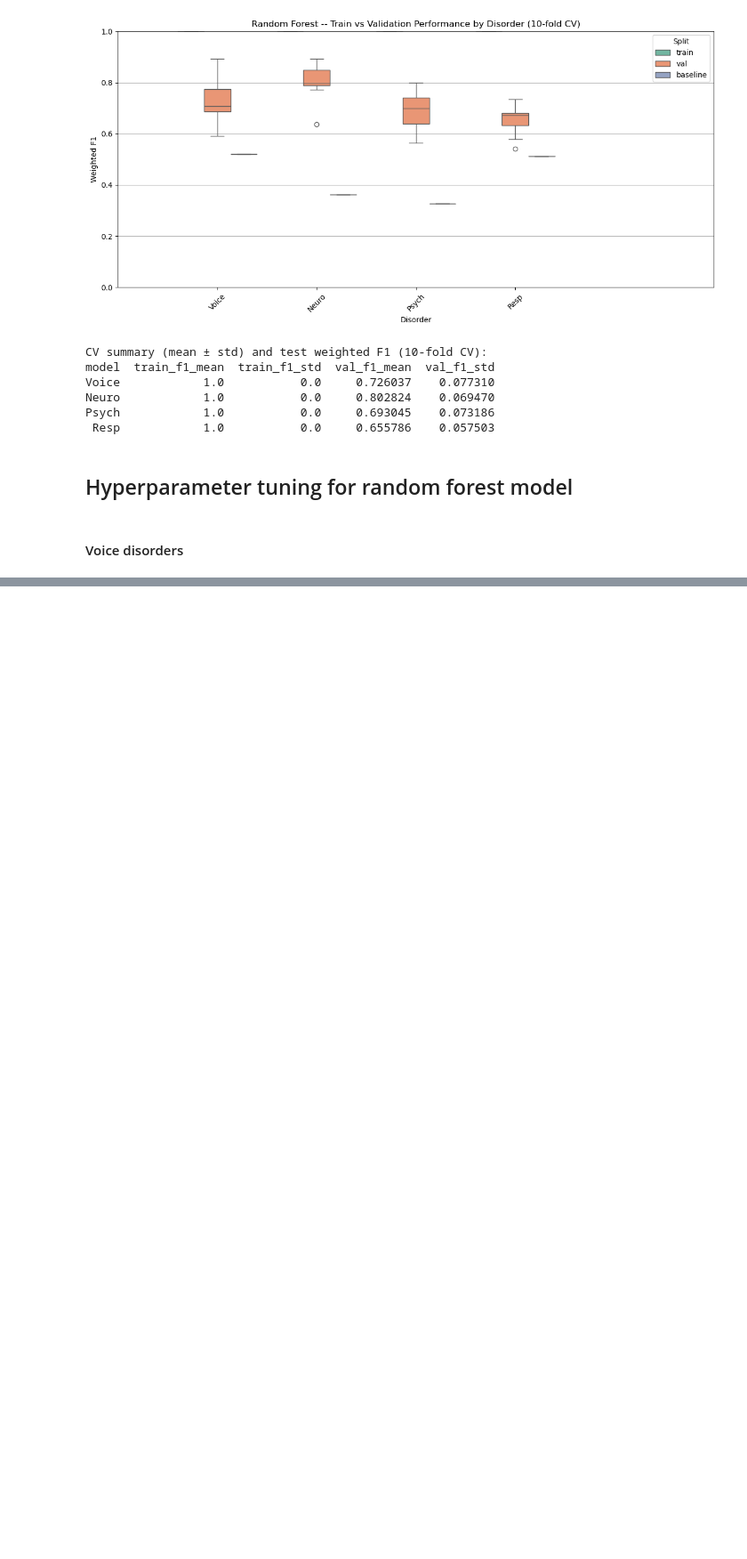
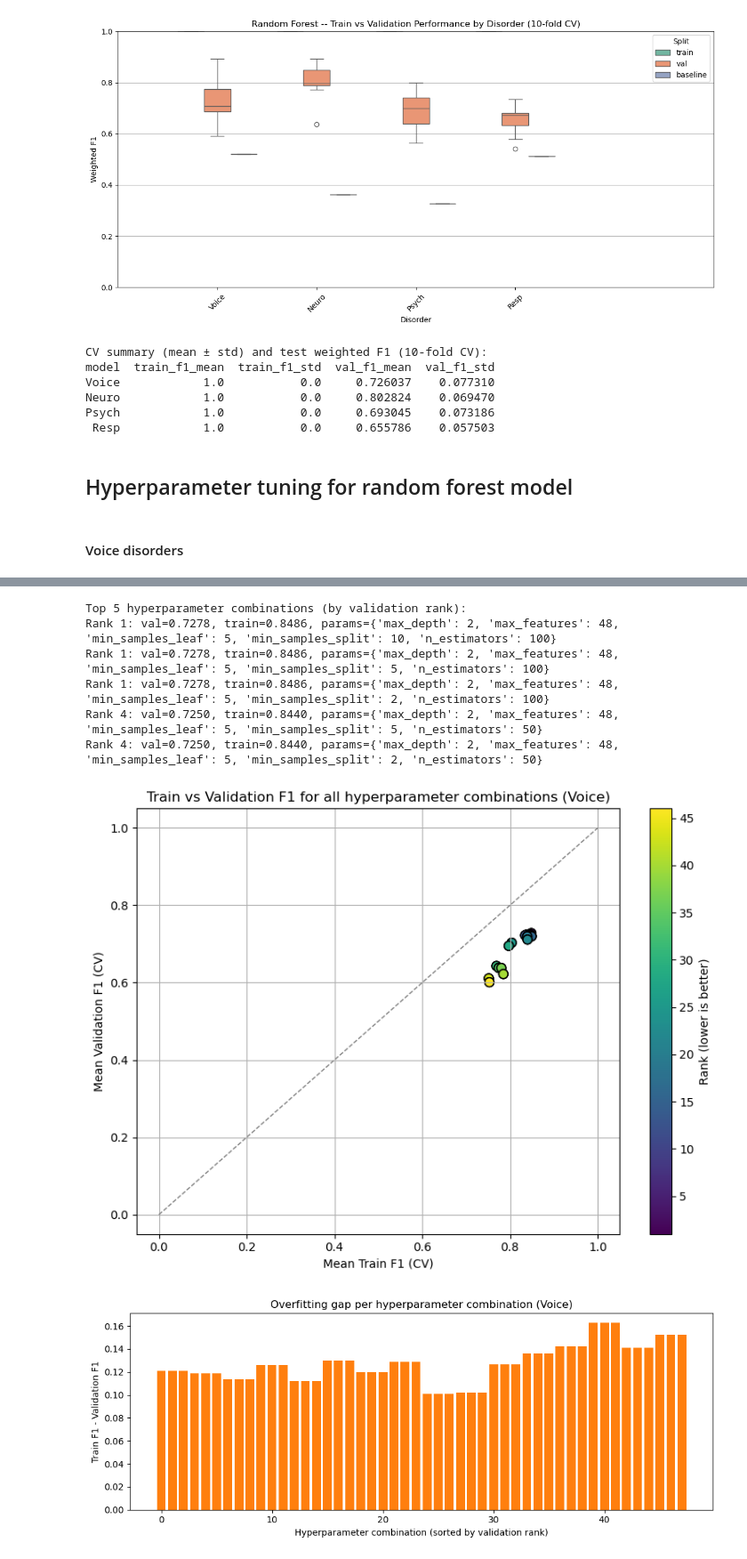
Before and after one commit to zpsheldon/ai-voice-disorder-prediction, a Jupyter notebook: random-forest-tuning.ipynb, the cells around one changed output, grey strips where cells are left out. Shown at 89% size. Cells and saved outputs as stored; diff of their text form; code cells hidden in the pictures; blank space fills up the shorter version.

```diff
--- a/random-forest-tuning.ipynb
+++ b/random-forest-tuning.ipynb
@@ -300,0 +321,20 @@ Confusion matrix (test):
+# %%
+# Slightly smaller grid for Voice-only tuning to keep runtime reasonable while exploring combinations
+param_grid = {
+    'n_estimators': [5, 10, 50, 100],
+    "max_depth": [2],
+    'min_samples_split': [2, 5, 10],
+    'min_samples_leaf': [2, 5],
+    'max_features': ['sqrt', int(X_ave.shape[1]*0.5)],
+}
+
+grid_search_voice = grid_search(param_grid, y_voice_ave, "Voice")
+# %% [output]
+Top 5 hyperparameter combinations (by validation rank):
+Rank 1: val=0.7278, train=0.8486, params={'max_depth': 2, 'max_features': 48, 'min_samples_leaf': 5, 'min_samples_split': 10, 'n_estimators': 100}
+Rank 1: val=0.7278, train=0.8486, params={'max_depth': 2, 'max_features': 48, 'min_samples_leaf': 5, 'min_samples_split': 5, 'n_estimators': 100}
+Rank 1: val=0.7278, train=0.8486, params={'max_depth': 2, 'max_features': 48, 'min_samples_leaf': 5, 'min_samples_split': 2, 'n_estimators': 100}
+Rank 4: val=0.7250, train=0.8440, params={'max_depth': 2, 'max_features': 48, 'min_samples_leaf': 5, 'min_samples_split': 5, 'n_estimators': 50}
+Rank 4: val=0.7250, train=0.8440, params={'max_depth': 2, 'max_features': 48, 'min_samples_leaf': 5, 'min_samples_split': 2, 'n_estimators': 50}
+[figure, added]
+[figure, added]
```
Also changed, not shown: parts of 5 cells of this notebook.
